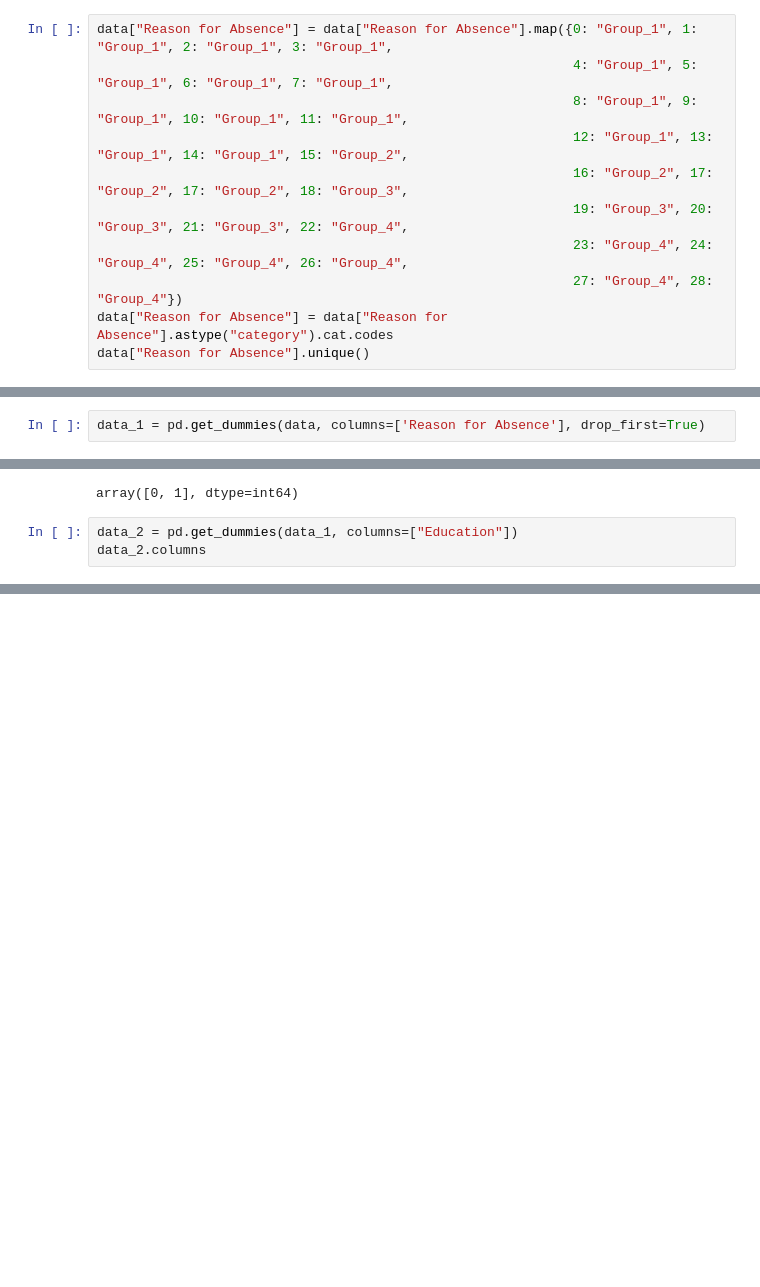
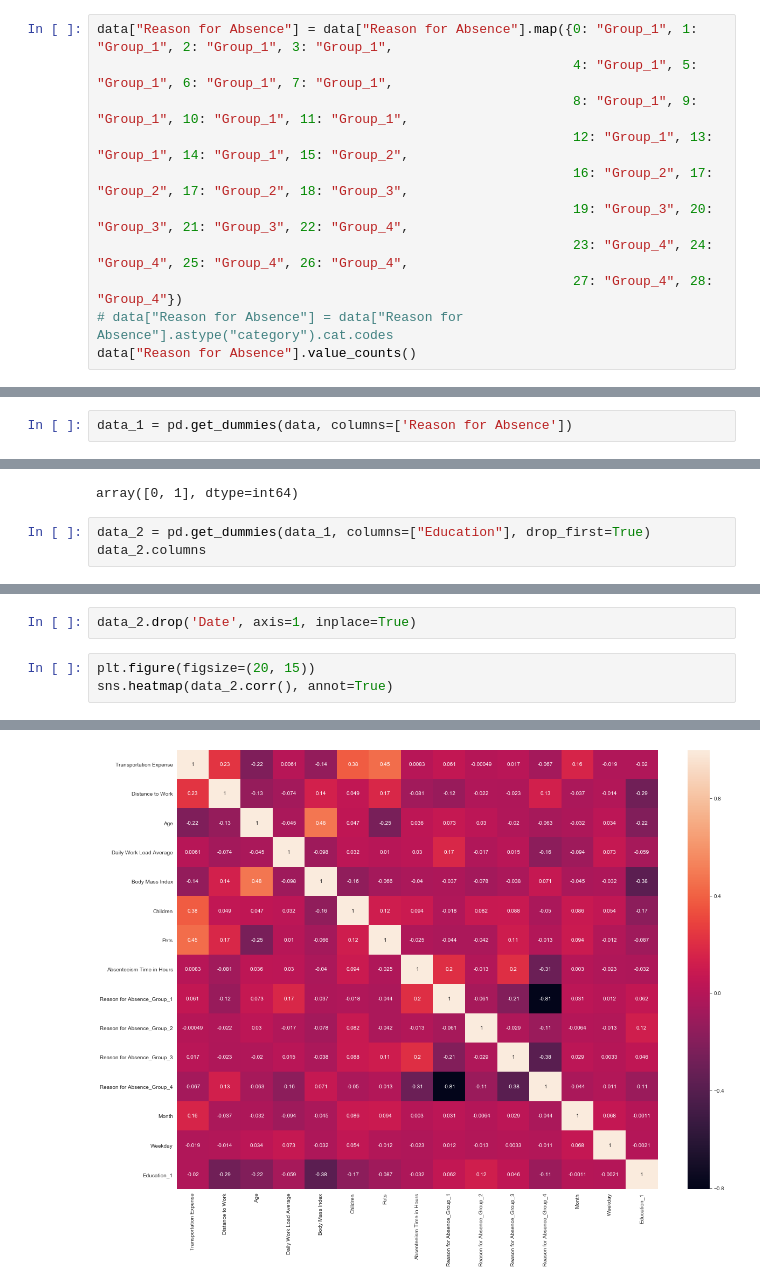
Before and after one commit to fares-ds/Business-Case-Study---Absenteeism, a Jupyter notebook: Case Study - Absenteeism.ipynb, the cells around one changed output, grey strips where cells are left out. Drawn from its saved outputs; the diff is of its cells as text; blank space fills up the shorter version.

```diff
--- a/Case Study - Absenteeism.ipynb
+++ b/Case Study - Absenteeism.ipynb
@@ -164,6 +180,6 @@ data["Reason for Absence"] = data["Reason for Absence"].map({0: "Group_1", 1: "G
                                                              19: "Group_3", 20: "Group_3", 21: "Group_3", 22: "Group_4",
                                                              23: "Group_4", 24: "Group_4", 25: "Group_4", 26: "Group_4",
                                                              27: "Group_4", 28: "Group_4"})
-data["Reason for Absence"] = data["Reason for Absence"].astype("category").cat.codes
-data["Reason for Absence"].unique()
+# data["Reason for Absence"] = data["Reason for Absence"].astype("category").cat.codes
+data["Reason for Absence"].value_counts()
 # %% [output]
@@ -171,5 +191,5 @@ array([3, 0, 2, 1], dtype=int64)
 # %%
-data_1 = pd.get_dummies(data, columns=['Reason for Absence'], drop_first=True)
+data_1 = pd.get_dummies(data, columns=['Reason for Absence'])
 # %%
 data_1.head()
 # %% [output]
@@ -261,7 +283,7 @@ data_1.Education.unique()
 # %% [output]
 array([0, 1], dtype=int64)
 # %%
-data_2 = pd.get_dummies(data_1, columns=["Education"])
+data_2 = pd.get_dummies(data_1, columns=["Education"], drop_first=True)
 data_2.columns
 # %% [output]
 Index(['Date', 'Transportation Expense', 'Distance to Work', 'Age',
@@ -272 +294,7 @@ Index(['Date', 'Transportation Expense', 'Distance to Work', 'Age',
       dtype='object')
+# %%
+data_2.drop('Date', axis=1, inplace=True)
+# %%
+plt.figure(figsize=(20, 15))
+sns.heatmap(data_2.corr(), annot=True)
+# %% [output]
@@ -272,0 +302 @@ Index(['Date', 'Transportation Expense', 'Distance to Work', 'Age',
+[figure, added]
```
Also changed, not shown: parts of 29 cells of this notebook.
